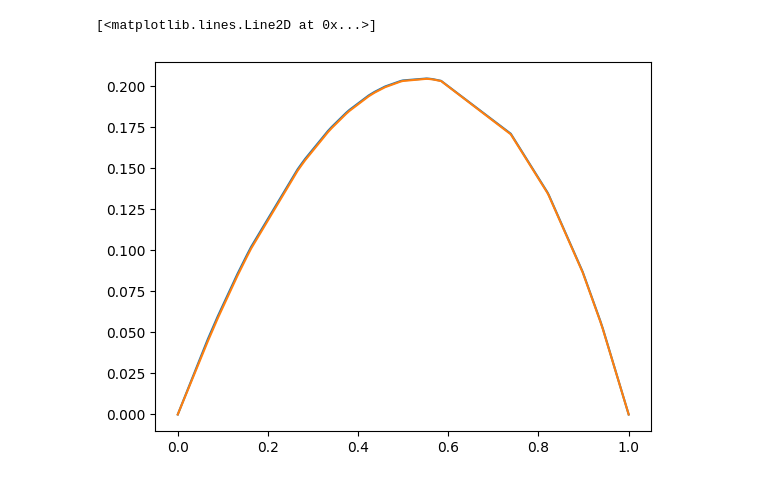
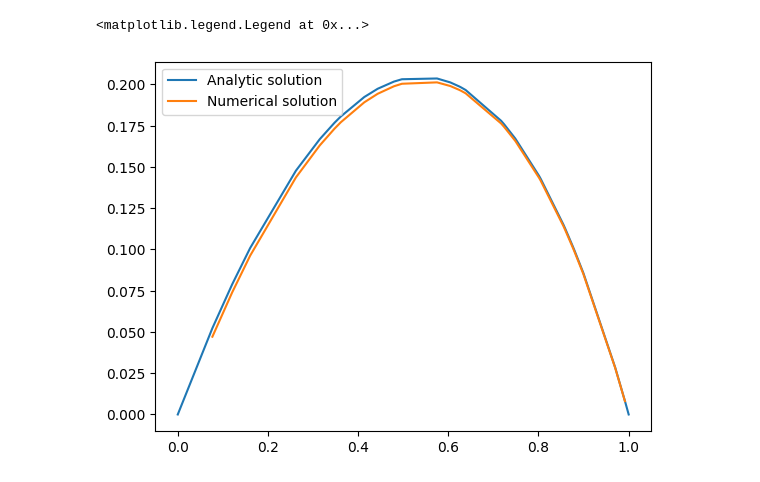
Before and after one commit to martinsw01/numdiff_p2, a Jupyter notebook: example.ipynb, the cells around one changed output. Saved outputs shown, nothing was run; the diff lists cells and outputs as text; code cells hidden in the pictures.

Commit message:
Incorporate changes in implementation of stiffness matrix and load vector

```diff
--- a/example.ipynb
+++ b/example.ipynb
@@ -18,13 +19,14 @@ $$
 \vec{F}^{K_i} = h_i (1, 1)^T
 $$
 # %%
-M = 30
-X = np.sort(np.random.random(M))
+M = 30  # Number of nodes (including end points)
+X = np.sort(np.random.random(M))  # Array of random nodes from 0 to 1
 X[[0, -1]] = [0, 1]
 H = np.diff(X)
 
-F = np.zeros_like(X)
-F[1:-2] += H[:-2]
-F[2:-1] += H[2:]
+def f(x):  # RHS of the equation above
+    return 2
 
 A = stiffness_matrix(alpha=1, b=1, c=2, H=H, M=M)
+F = load_vector(f, X, M)
+U = np.linalg.solve(A, F)
@@ -39,8 +34,9 @@ plt.plot(X, U)
 def u(x):
     return (-np.exp(2*x)) / (np.exp(1) + np.exp(2) + 1) + np.exp(-x) * (-np.exp(1)- np.exp(2)) / (np.exp(1) + np.exp(2) + 1) + 1
 # %%
-plt.plot(X, u(X))
-plt.plot(X, U)
+plt.plot(X, u(X), label="Analytic solution")
+plt.plot(X[1:-1], U, label="Numerical solution")
+plt.legend()
 # %% [output]
-[<matplotlib.lines.Line2D at 0x...>]
+<matplotlib.legend.Legend at 0x...>
-[figure, old version]
+[figure, new version]
```
Also changed, not shown: parts of 4 cells of this notebook.
